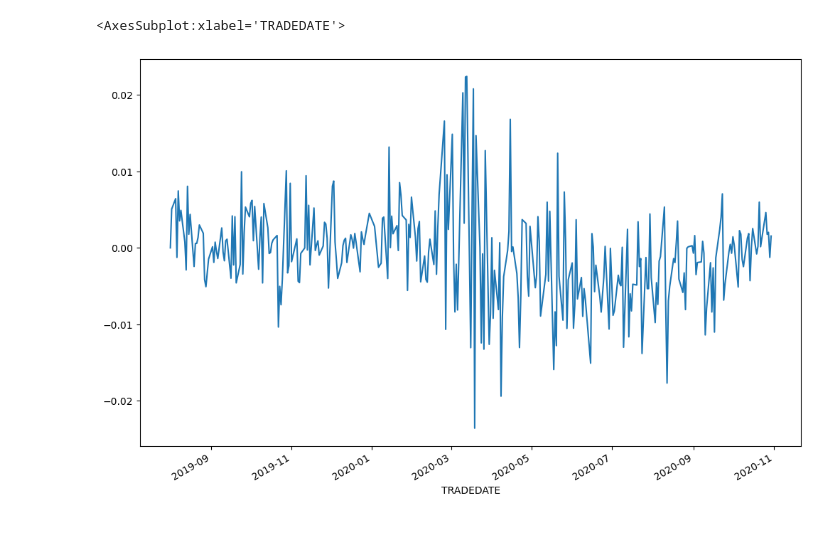
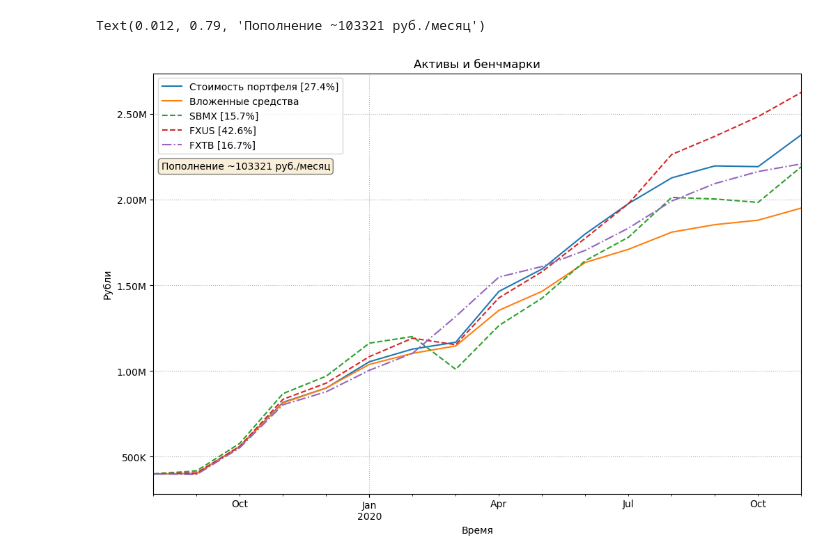
Before and after one commit to HexQuant/Investment-Analysis, a Jupyter notebook: sber_portfolio.ipynb, the cells around one changed output. Cells and saved outputs as stored; diff of their text form; code cells hidden in the pictures; blank space fills up the shorter version.

```diff
--- a/sber_portfolio.ipynb
+++ b/sber_portfolio.ipynb
@@ -174,7 +174,7 @@ def load_reports(file_paths):
 def modified_dietz(df):
     return 0
 
-def load_benchmarks(benchmarks, first='2019-08-01', end='2020-10-31'):
+def load_benchmarks(benchmarks, first='2019-08-01', end='2020-11-30'):
 
     sdate = dt.datetime.strptime(first, '%Y-%m-%d')
     edate = dt.datetime.strptime(end, '%Y-%m-%d')
@@ -222,2 +263,16 @@ Freq: M, Name: WAPRICE, dtype: float64
+# %%
+# Бенчмарки, с учетом суммарной комисии на покупку 0.06%
+benchmarks = load_benchmarks(['SBMX', 'FXUS', 'FXTB'])
+gg['sbmx_price']=benchmarks['SBMX']
+gg['sbmx_stocks'] = (gg['inflow'] / gg['sbmx_price']) * (1-0.0006)
+gg['sbmx'] = gg['sbmx_stocks'].cumsum() * gg['sbmx_price']
+
+gg['fxus_price']=benchmarks['FXUS']
+gg['fxus_stocks'] = (gg['inflow'] / gg['fxus_price']) * (1-0.0006)
+gg['fxus'] = gg['fxus_stocks'].cumsum() * gg['fxus_price']
+
+gg['fxtb_price']=benchmarks['FXTB']
+gg['fxtb_stocks'] = (gg['inflow'] / gg['fxtb_price']) * (1-0.0006)
+gg['fxtb'] = gg['fxtb_stocks'].cumsum() * gg['fxtb_price']
 # %% [markdown]
 # Доходность
@@ -332,5 +294,37 @@ m=(df2['WAPRICE']- df2['WAPRICE'][0])/df2['WAPRICE'][0] - (df['CLOSE']- df['CLOS
-# %%
-m.plot()
-# %% [output]
-<AxesSubplot:xlabel='TRADEDATE'>
-[figure, removed]
+# %%
+from operator import attrgetter
+# Расчёт доходности по Modified Dietz
+# За интервал берем месяц и высчитываем вес интервала
+gg['period'] = (gg.index.to_series() - gg.index[0]).apply(attrgetter('n'))
+gg['period'] = 1 - gg['period'] / gg.iloc[-1]['period']
+month_num = (gg.index[-1]-gg.index[0]).n
+gg.loc[gg.index[-1], 'period']= 1/month_num/2
+gg['waf'] = gg['inflow'] * gg['period']
+
+# Доходности
+r = (gg.iloc[-1][['all_cost','sbmx', 'fxus', 'fxtb']] - gg.iloc[-1]['cum_inflow']) / gg['waf'].sum()
+r = (r+1)**(12/month_num)-1
+
+# Загрузка структуры портфеля
+#pf_df = dfs['Портфель Ценных Бумаг']
+
+# Рисуем график
+plt.rcParams['figure.figsize'] = [12, 8]
+ax1 = gg[['all_cost', 'cum_inflow', 'sbmx', 'fxus', 'fxtb']].plot(style=['-','-','--', '--', '-.'])
+ax1.grid(axis='y', linestyle=':')
+ax1.grid(axis='x', linestyle=':')
+#plt.ticklabel_format(axis="y", style="sci", scilimits=(3, 3))
+mkfunc = lambda x, pos: '%1.2fM' % (x * 1e-6) if x >= 1e6 else '%1.0fK' % (x * 1e-3) if x >= 1e3 else '%1.1f' % x
+mkformatter = matplotlib.ticker.FuncFormatter(mkfunc)
+ax1.yaxis.set_major_formatter(mkformatter)
+ax1.set_ylabel('Рубли')
+ax1.set_xlabel('Время')
+x = lambda s, e: f'{s} [{e*100:1.1f}%]'
+ax1.legend([x('Стоимость портфеля',r['all_cost']), 'Вложенные средства', x('SBMX',r['sbmx']), x('FXUS',r['fxus']), x('FXTB',r['fxtb'])])
+ax1.set_title(f'Активы и бенчмарки')
+props = dict(boxstyle='round', facecolor='wheat', alpha=0.5)
+ax1.text(0.012, 0.79, f"Пополнение ~{gg['inflow'][1:].mean():1.0f} руб./месяц", transform=ax1.transAxes, verticalalignment='top', bbox=props)
+#plt.savefig('sber_portfolio.png')
+# %% [output]
+Text(0.012, 0.79, 'Пополнение ~103321 руб./месяц')
+[figure, added]
```
Also changed, not shown: parts of 10 cells of this notebook.
